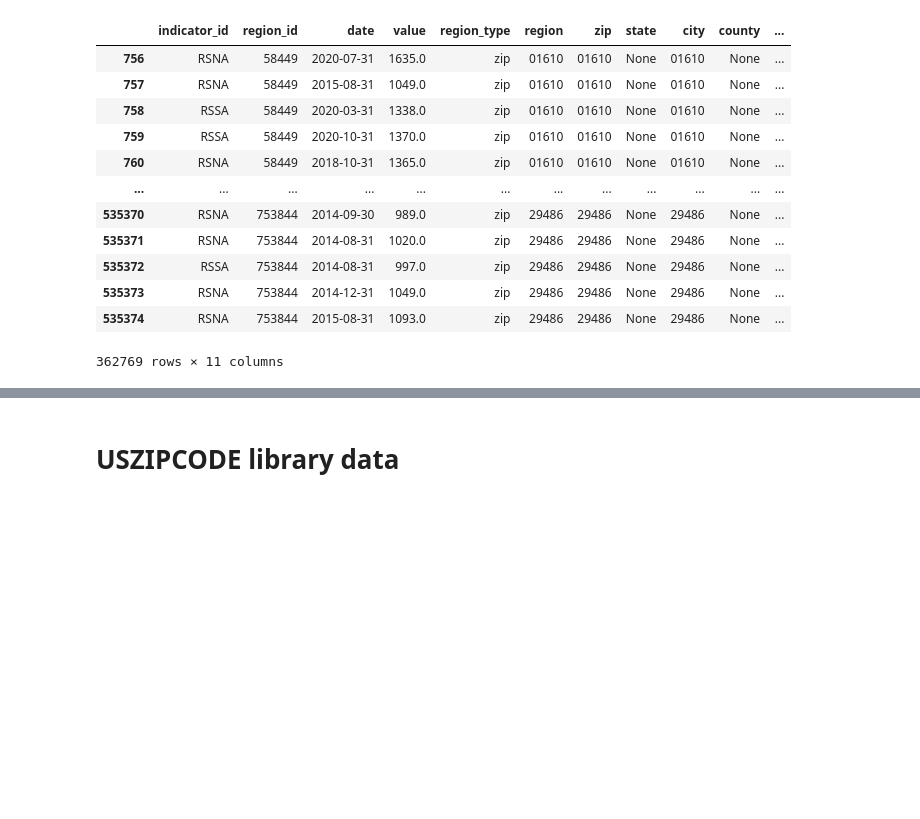
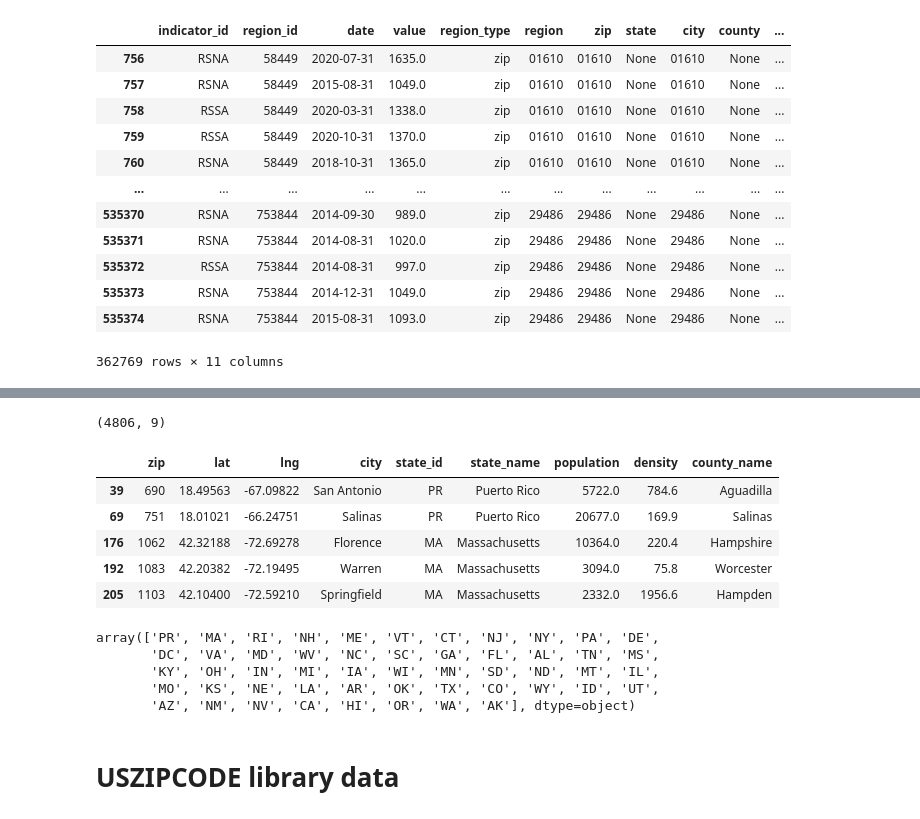
Before and after one commit to BloomTech-Labs/PT17_cityspire-f-ds, a Jupyter notebook: notebooks/exploratory/real_estate.ipynb, the cells around one changed output, grey strips where cells are left out. Cells and saved outputs as stored; diff of their text form; code cells hidden in the pictures; blank space fills up the shorter version.

```diff
--- a/notebooks/exploratory/real_estate.ipynb
+++ b/notebooks/exploratory/real_estate.ipynb
@@ -400,0 +447,3 @@ rent_per_region[rent_per_region['city'].str.contains(r"^\d+$")]
+# %%
+city_list = pd.read_csv('V:\\cityspire_cities.csv')
+city_list.head()
@@ -400,0 +457,5 @@ rent_per_region[rent_per_region['city'].str.contains(r"^\d+$")]
+# %%
+cities_dict = {}
+for index, row in city_list.iterrows():
+    a, b = row['Cities_List'].split(',')
+    cities_dict[a] = b
@@ -401,3 +464,26 @@ rent_per_region[rent_per_region['city'].str.contains(r"^\d+$")]
+# %%
+for i in range(len(zips)):
+    if zips['city'][i] not in cities_dict.keys():
+        zips = zips.drop([i])
+# %%
+print(zips.shape)
+zips.head()
+# %% [output]
+(4806, 9)
+|  | zip | lat | lng | city | state_id | state_name | population | density | county_name |
+| 39 | 690 | 18.49563 | -67.09822 | San Antonio | PR | Puerto Rico | 5722.0 | 784.6 | Aguadilla |
+| 69 | 751 | 18.01021 | -66.24751 | Salinas | PR | Puerto Rico | 20677.0 | 169.9 | Salinas |
+| 176 | 1062 | 42.32188 | -72.69278 | Florence | MA | Massachusetts | 10364.0 | 220.4 | Hampshire |
+| 192 | 1083 | 42.20382 | -72.19495 | Warren | MA | Massachusetts | 3094.0 | 75.8 | Worcester |
+| 205 | 1103 | 42.10400 | -72.59210 | Springfield | MA | Massachusetts | 2332.0 | 1956.6 | Hampden |
+# %%
+zips['state_id'].unique()
+# %% [output]
+array(['PR', 'MA', 'RI', 'NH', 'ME', 'VT', 'CT', 'NJ', 'NY', 'PA', 'DE',
+       'DC', 'VA', 'MD', 'WV', 'NC', 'SC', 'GA', 'FL', 'AL', 'TN', 'MS',
+       'KY', 'OH', 'IN', 'MI', 'IA', 'WI', 'MN', 'SD', 'ND', 'MT', 'IL',
+       'MO', 'KS', 'NE', 'LA', 'AR', 'OK', 'TX', 'CO', 'WY', 'ID', 'UT',
+       'AZ', 'NM', 'NV', 'CA', 'HI', 'OR', 'WA', 'AK'], dtype=object)
 # %% [markdown]
 # USZIPCODE library data
 # %%
```
Also changed, not shown: parts of 7 cells of this notebook.
